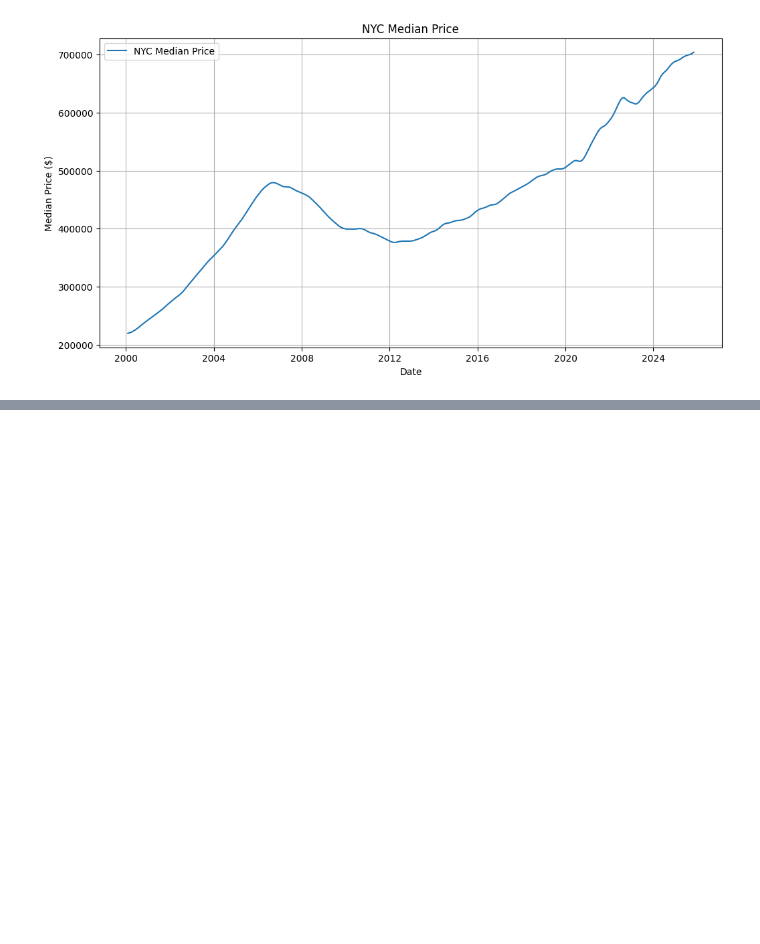
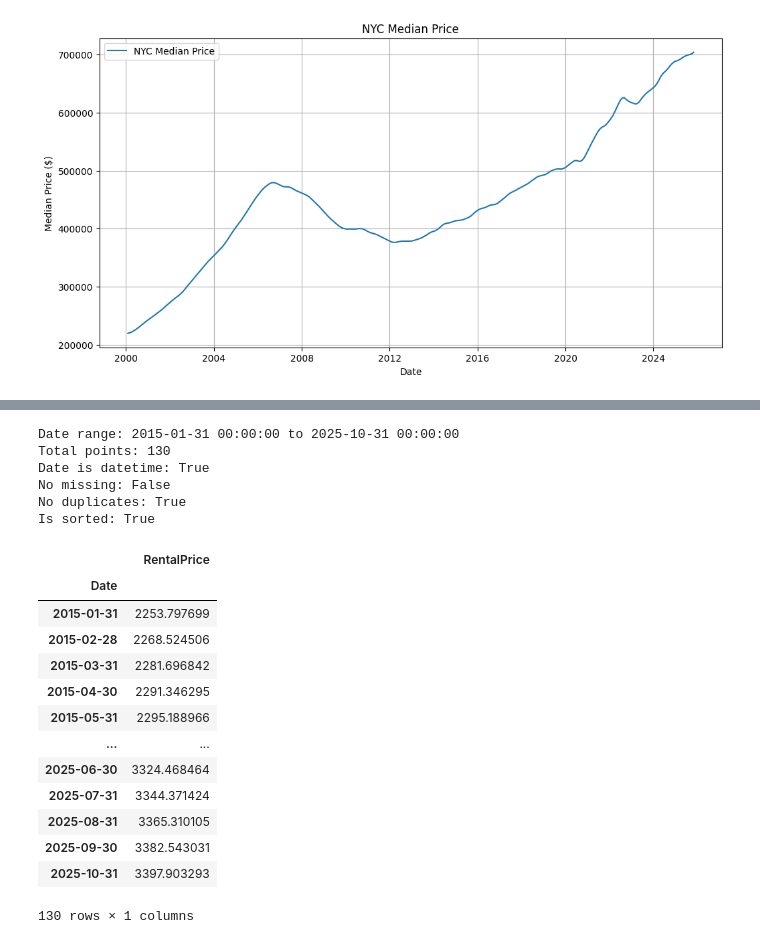
Before and after one commit to datasheng/csc46000-team-project-4727, a Jupyter notebook: notebooks/exploring_all_houses.ipynb, the cells around one changed output, grey strips where cells are left out. Saved outputs shown, nothing was run; the diff lists cells and outputs as text; code cells hidden in the pictures; blank space fills up the shorter version.

```diff
--- a/notebooks/exploring_all_houses.ipynb
+++ b/notebooks/exploring_all_houses.ipynb
@@ -153,0 +191,8 @@ plt.show()
+# %%
+# Check for New York
+print("Checking for New York:")
+ny_rental = df_rental[
+    df_rental["RegionName"].str.contains("New York", case=False, na=False)
+]
+print(f"Found {len(ny_rental)} regions with 'New York' in name:")
+print(ny_rental[["RegionName", "StateName"]].to_string())
@@ -153,0 +216,22 @@ plt.show()
+# %%
+# Drop non-date columns
+rental_price_data = ny_rental.loc[:, "2015-01-31":]  # Adjust start date as needed
+
+# Convert to long format
+rental_long = rental_price_data.melt(var_name="Date", value_name="RentalPrice")
+
+# Convert Date column to datetime
+rental_long["Date"] = pd.to_datetime(rental_long["Date"])
+
+# Sort by date
+rental_long = rental_long.sort_values("Date")
+
+# Set Date as index
+rental_long = rental_long.set_index("Date")
+
+# Basic stats on the rental data
+print(f"\nRental data statistics:")
+print(rental_long["RentalPrice"].describe())
+print(f"\nDate range: {rental_long.index.min()} to {rental_long.index.max()}")
+print(f"Total data points: {len(rental_long)}")
+print(f"Missing values: {rental_long['RentalPrice'].isna().sum()}")
@@ -153,0 +253,32 @@ plt.show()
+# %%
+# Verify ready for time series
+print("Date range:", rental_long.index.min(), "to", rental_long.index.max())
+print("Total points:", len(rental_long))
+print("Date is datetime:", pd.api.types.is_datetime64_any_dtype(rental_long.index))
+print("No missing:", rental_long["RentalPrice"].isna().sum() == 0)
+print("No duplicates:", rental_long.index.duplicated().sum() == 0)
+print("Is sorted:", rental_long.index.is_monotonic_increasing)
+# %% [output]
+Date range: 2015-01-31 00:00:00 to 2025-10-31 00:00:00
+Total points: 130
+Date is datetime: True
+No missing: False
+No duplicates: True
+Is sorted: True
+# %%
+rental_long
+# %% [output]
+|  | RentalPrice |
+| Date |  |
+| 2015-01-31 | 2253.797699 |
+| 2015-02-28 | 2268.524506 |
+| 2015-03-31 | 2281.696842 |
+| 2015-04-30 | 2291.346295 |
+| 2015-05-31 | 2295.188966 |
+| ... | ... |
+| 2025-06-30 | 3324.468464 |
+| 2025-07-31 | 3344.371424 |
+| 2025-08-31 | 3365.310105 |
+| 2025-09-30 | 3382.543031 |
+| 2025-10-31 | 3397.903293 |
+130 rows × 1 columns
```
Also changed, not shown: parts of 7 cells of this notebook.
